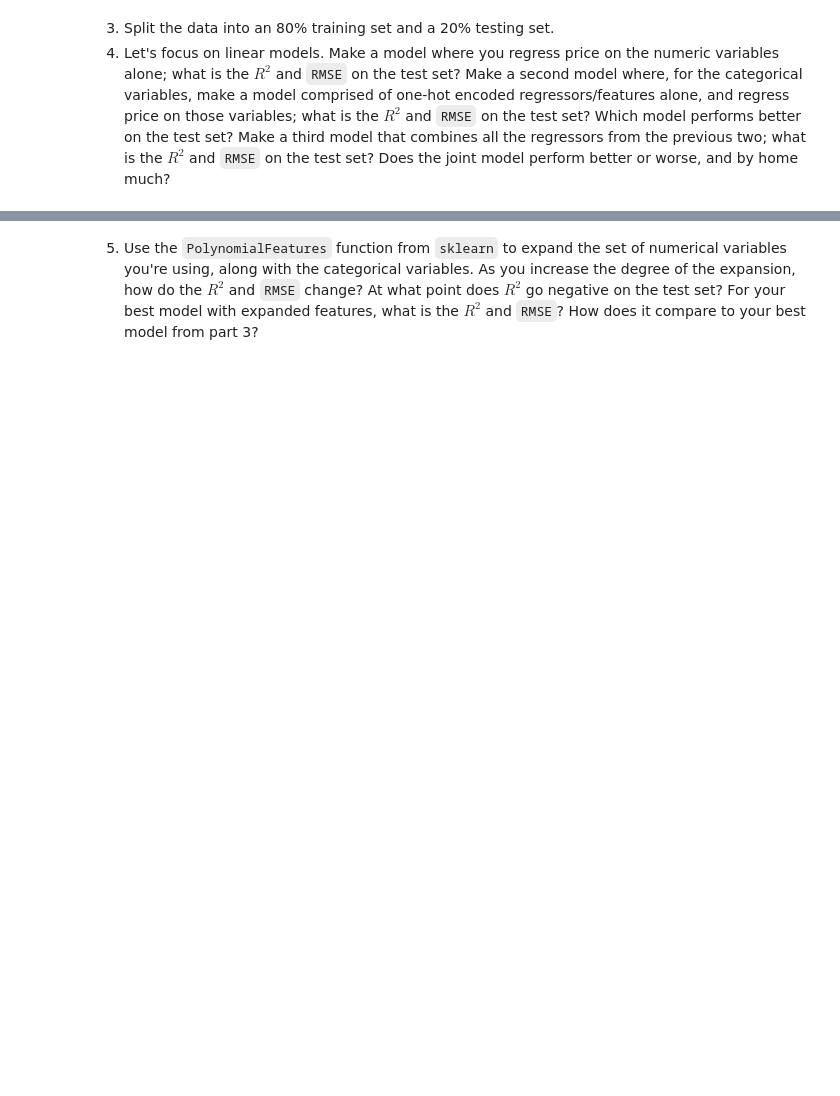
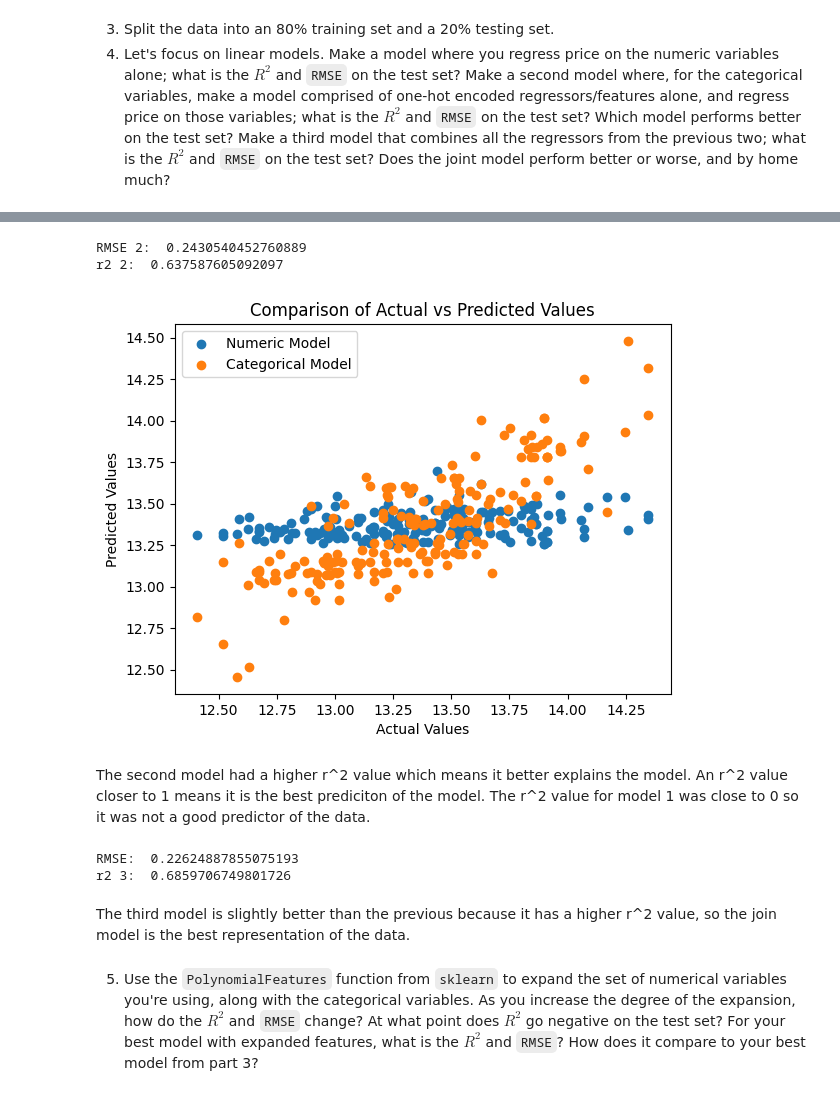
Before and after one commit to gdgurrola/assignment4, a Jupyter notebook: assignment4.ipynb, the cells around one changed output, grey strips where cells are left out. Cells and saved outputs as stored; diff of their text form; code cells hidden in the pictures; blank space fills up the shorter version.

```diff
--- a/assignment4.ipynb
+++ b/assignment4.ipynb
@@ -119,2 +134,61 @@ Mean Squared Error: 0.16884189229595056
+# %%
+from sklearn.preprocessing import OneHotEncoder
+from sklearn.metrics import r2_score, mean_squared_error
+
+categorical_cols = ['Color', 'Body_Type', 'Make', 'Fuel_Type', 'Transmission', 'Transmission_Type', 'No_of_Owners']
+encoder = OneHotEncoder(sparse_output=False)
+encoded_cat_data = encoder.fit_transform(df[categorical_cols])
+encoded_names = encoder.get_feature_names_out(categorical_cols)
+
+zdf = pd.DataFrame(encoded_cat_data, columns = encoded_names)
+df = df.drop(columns=categorical_cols)
+df = pd.concat([df, zdf], axis=1)
+
+X_train_cat = encoder.fit_transform(X_train[categorical_cols])
+X_test_cat = encoder.transform(X_test[categorical_cols])
+
+model_cat = LinearRegression()
+model_cat.fit(X_train_cat, y_train)
+y_pred_cat = model_cat.predict(X_test_cat)
+
+r2_cat = r2_score(y_test, y_pred_cat)
+rmse_cat = mean_squared_error(y_test, y_pred_cat, squared=False)
+print("RMSE 2: ", rmse_cat)
+print("r2 2: ", r2_cat)
+plt.scatter(y_test, y_pred_num, label='Numeric Model')
+plt.scatter(y_test, y_pred_cat, label='Categorical Model')
+plt.legend()
+plt.title('Comparison of Actual vs Predicted Values')
+plt.xlabel('Actual Values')
+plt.ylabel('Predicted Values')
+plt.show()
+# %% [output]
+RMSE 2:  0.2430540452760889
+r2 2:  0.637587605092097
+[figure, added]
+# %% [markdown]
+The second model had a higher r^2 value which means it better explains the model. An r^2 value closer to 1 means it is the best prediciton of the model. The r^2 value for model 1 was close to 0 so it was not a good predictor of the data.
+# %%
+X_train_encoded = encoder.fit_transform(X_train[categorical_cols])
+X_test_encoded = encoder.transform(X_test[categorical_cols])
+
+X_train_combined = pd.concat([X_train[numeric_cols].reset_index(drop=True),
+                              pd.DataFrame(X_train_encoded, columns=encoder.get_feature_names_out())], axis=1)
+X_test_combined = pd.concat([X_test[numeric_cols].reset_index(drop=True),
+                             pd.DataFrame(X_test_encoded, columns=encoder.get_feature_names_out())], axis=1)
+model_combined = LinearRegression()
+model_combined.fit(X_train_combined, y_train)
+
+y_pred_combined = model_combined.predict(X_test_combined)
+r2_combined = r2_score(y_test, y_pred_combined)
+rmse_combined = mean_squared_error(y_test, y_pred_combined, squared=False)
+
+print("RMSE: ", rmse_combined)
+print("r2 3: ", r2_combined)
+# %% [output]
+RMSE:  0.22624887855075193
+r2 3:  0.6859706749801726
+# %% [markdown]
+The third model is slightly better than the previous because it has a higher r^2 value, so the join model is the best representation of the data.
 # %% [markdown]
 5. Use the `PolynomialFeatures` function from `sklearn` to expand the set of numerical variables you're using, along with the categorical variables. As you increase the degree of the expansion, how do the $R^2$ and `RMSE` change? At what point does $R^2$ go negative on the test set? For your best model with expanded features, what is the $R^2$ and `RMSE`? How does it compare to your best model from part 3?
```
Also changed, not shown: parts of 11 cells of this notebook.
